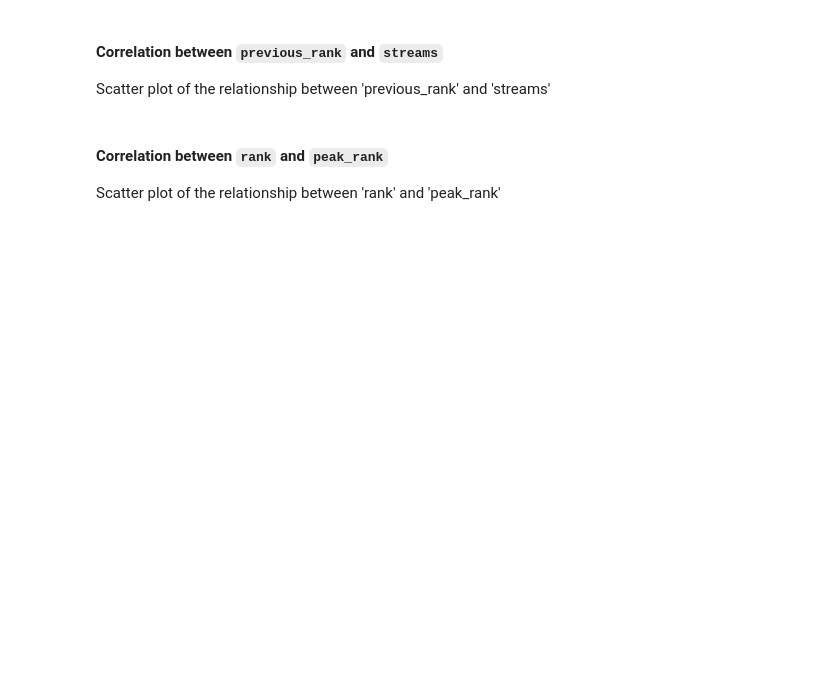
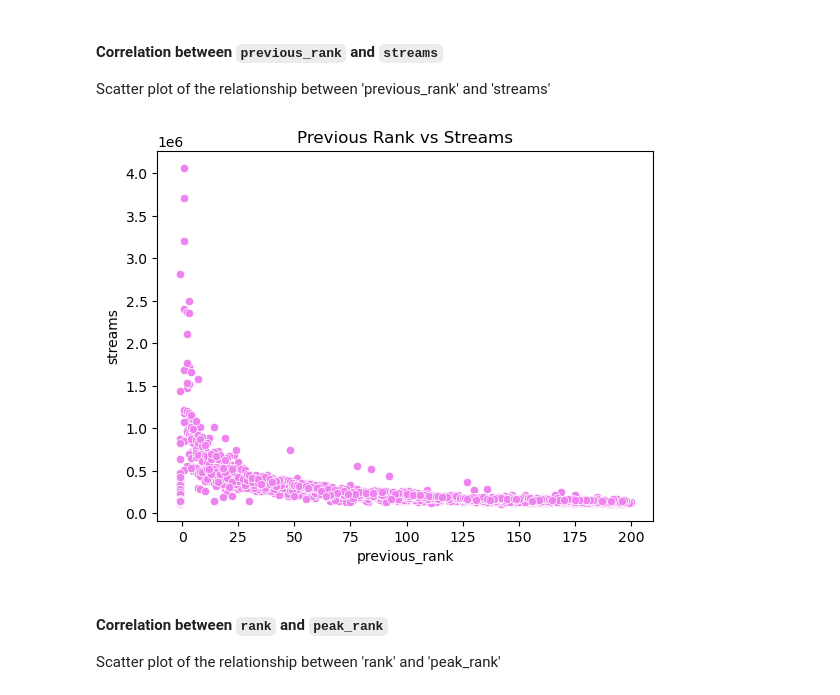
Before and after one commit to pililover/DataScience-Jobs-Market, a Jupyter notebook: SOURCECODE/Data_analysis.ipynb, the cells around one changed output. Drawn from its saved outputs; the diff is of its cells as text; code cells hidden in the pictures; blank space fills up the shorter version.

```diff
--- a/SOURCECODE/Data_analysis.ipynb
+++ b/SOURCECODE/Data_analysis.ipynb
@@ -275,9 +281,11 @@ plt.show()
 
 Scatter plot of the relationship between 'previous_rank' and 'streams'
 # %%
-sns.scatterplot(x='previous_rank', y='stream', data=df, color='pink')
+sns.scatterplot(x='previous_rank', y='streams', data=df, color='violet')
 plt.title('Previous Rank vs Streams')
 plt.show()
+# %% [output]
+[figure, added]
 # %% [markdown]
 #### **Correlation between `rank` and `peak_rank`**
 
```
Also changed, not shown: parts of 9 cells of this notebook, 1 other file.
